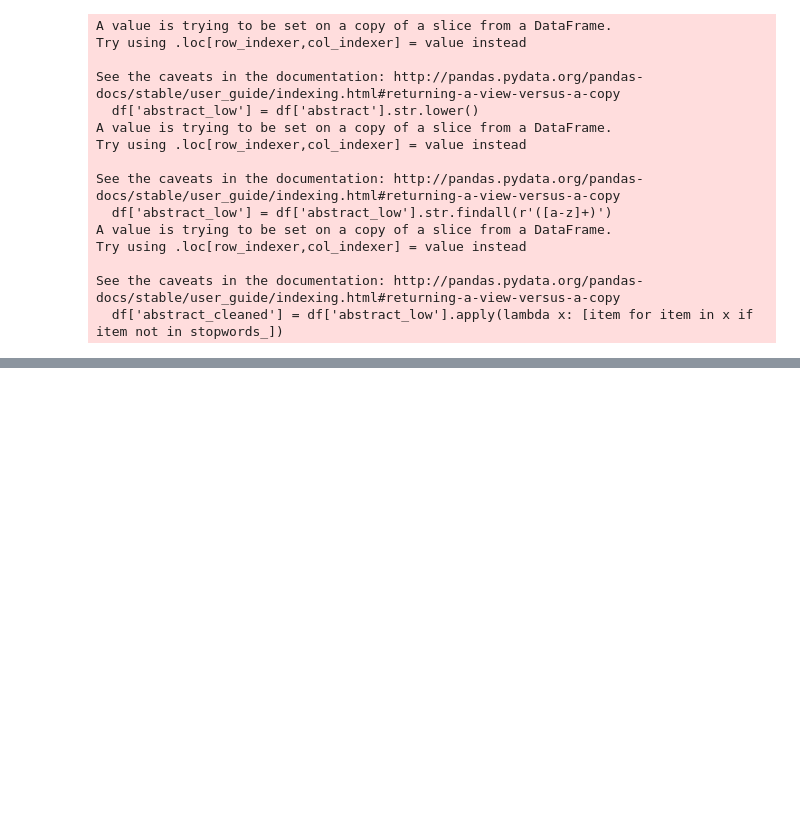
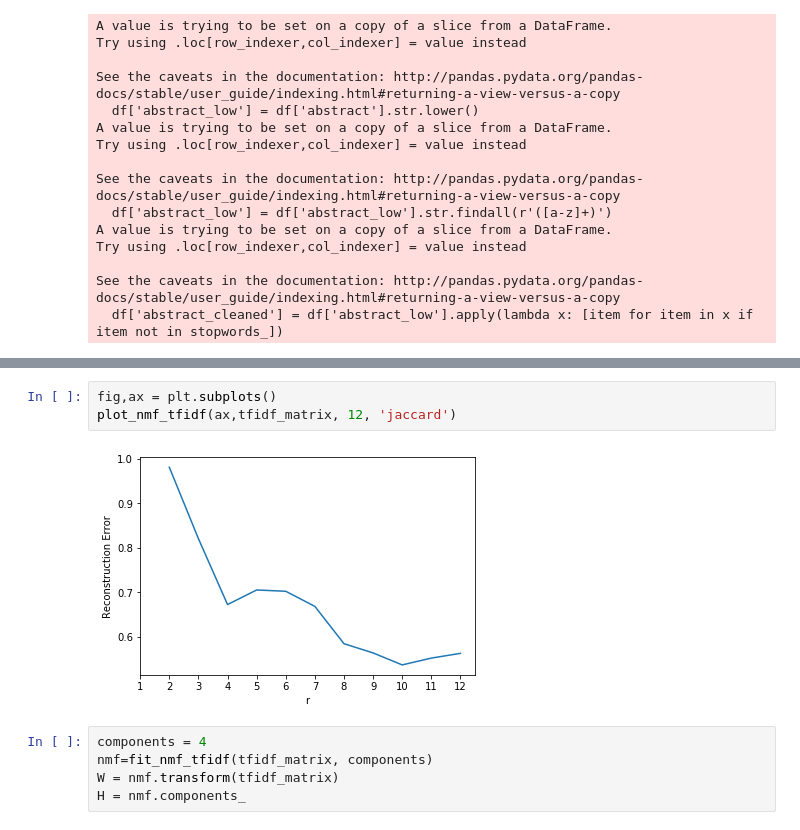
Before and after one commit to LawrenceGlenn/Exploration_of_Patent_Data, a Jupyter notebook: Untitled.ipynb, the cells around one changed output, grey strips where cells are left out. Saved outputs shown, nothing was run; the diff lists cells and outputs as text; blank space fills up the shorter version.

```diff
--- a/Untitled.ipynb
+++ b/Untitled.ipynb
@@ -354,0 +419,10 @@ df
+# %%
+fig,ax = plt.subplots()
+plot_nmf_tfidf(ax,tfidf_matrix, 12, 'jaccard')
+# %% [output]
+[figure, added]
+# %%
+components = 4
+nmf=fit_nmf_tfidf(tfidf_matrix, components)
+W = nmf.transform(tfidf_matrix)
+H = nmf.components_
```
Also changed, not shown: parts of 22 cells of this notebook, 1 other file.
